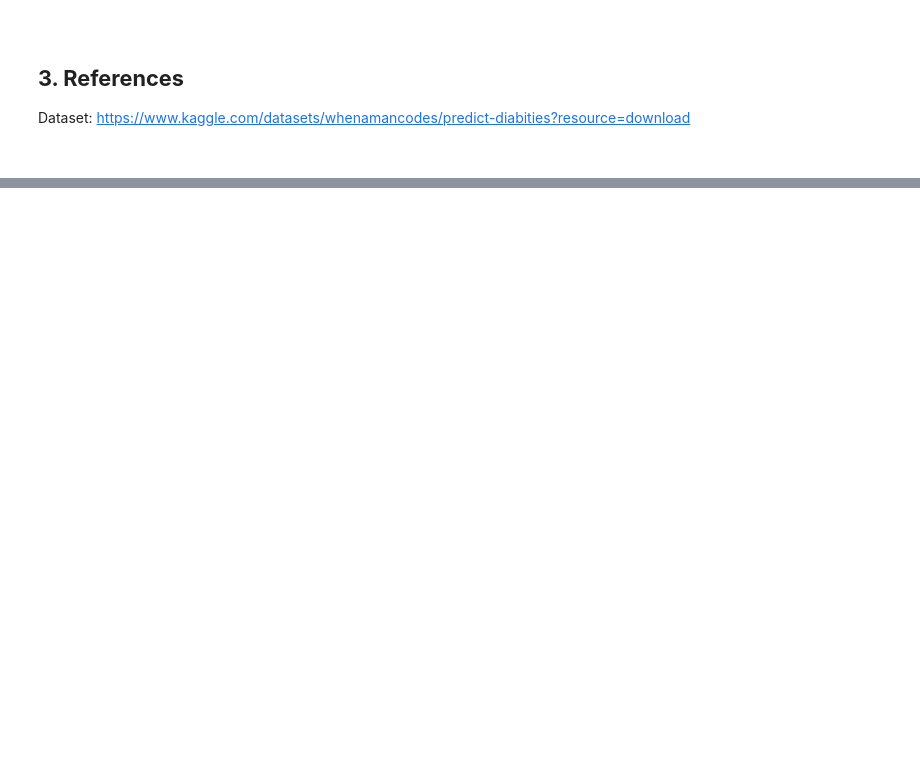
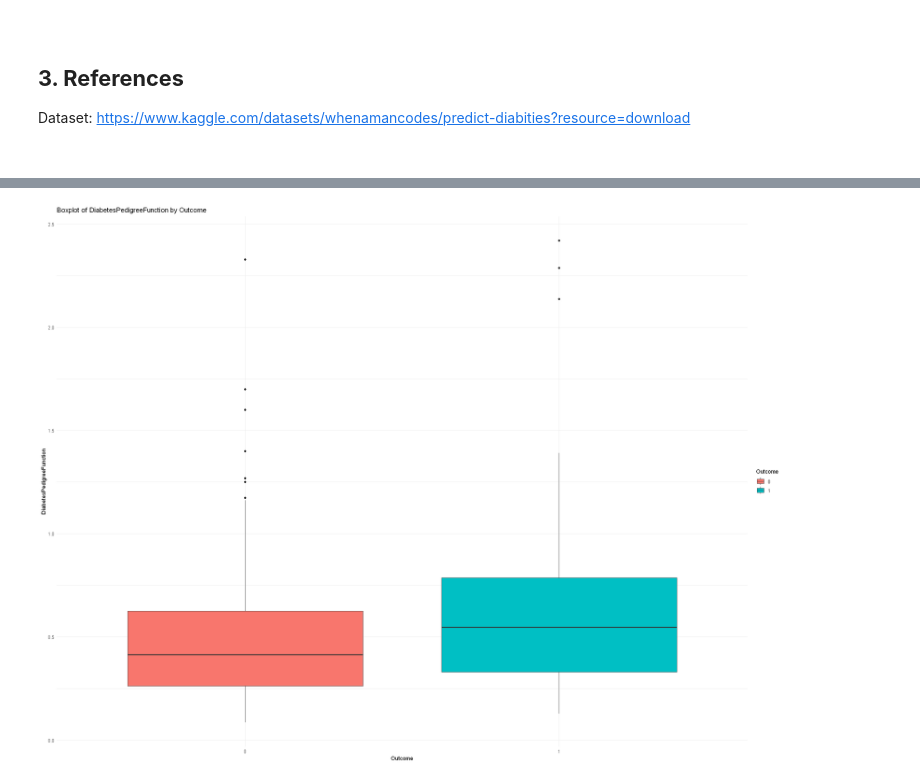
Before and after one commit to sadia-kd/STAT-301-Project, a Jupyter notebook: PlanningStage.ipynb, the cells around one changed output, grey strips where cells are left out. Drawn from its saved outputs; the diff is of its cells as text; code cells hidden in the pictures; blank space fills up the shorter version.

```diff
--- a/PlanningStage.ipynb
+++ b/PlanningStage.ipynb
@@ -566,0 +662,11 @@ Dataset: https://www.kaggle.com/datasets/whenamancodes/predict-diabities?resourc
+# %%
+# Create a boxplot
+ggplot(diabetes_clean, aes(x = as.factor(Outcome), y = DiabetesPedigreeFunction, fill = as.factor(Outcome))) +
+  geom_boxplot() +
+  labs(title = "Boxplot of DiabetesPedigreeFunction by Outcome",
+       x = "Outcome",
+       y = "DiabetesPedigreeFunction",
+       fill = "Outcome") +
+  theme_minimal()
+# %% [output]
+[figure, added]
```
Also changed, not shown: parts of 18 cells of this notebook.
